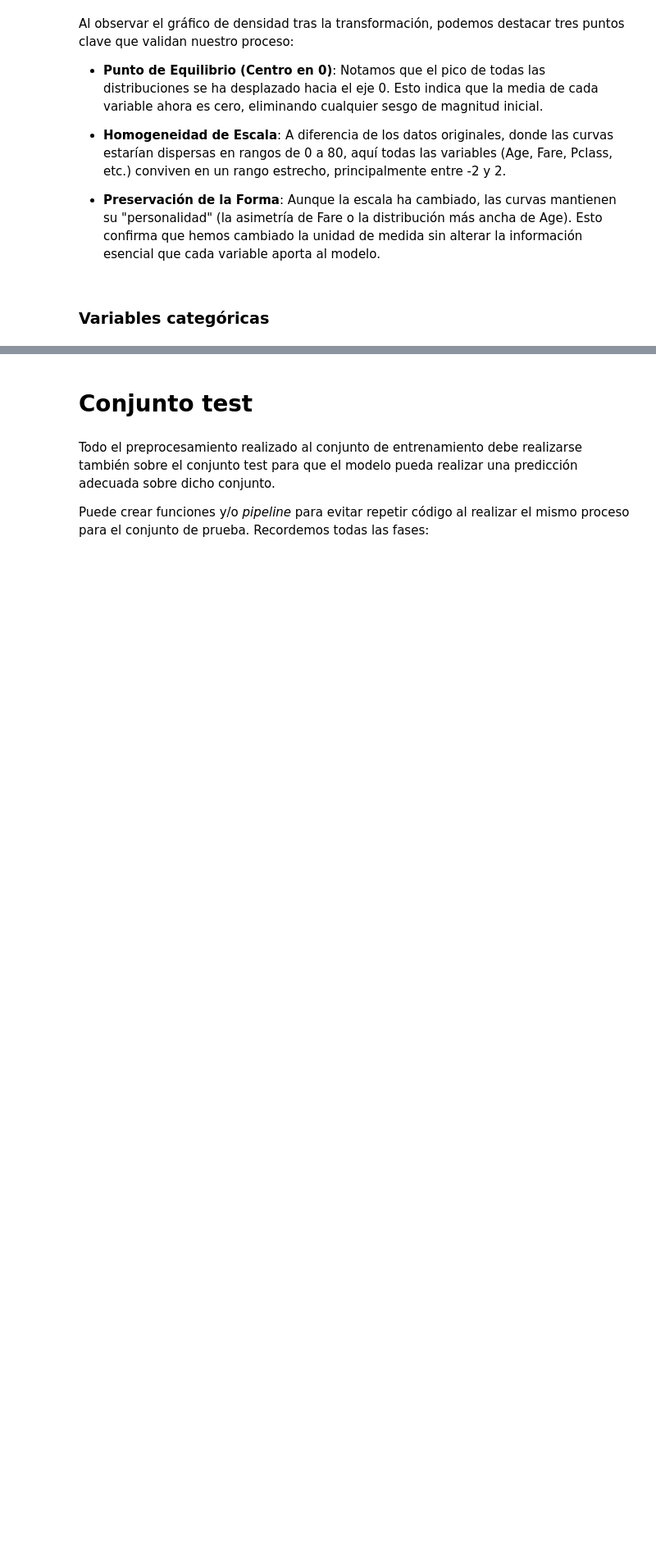
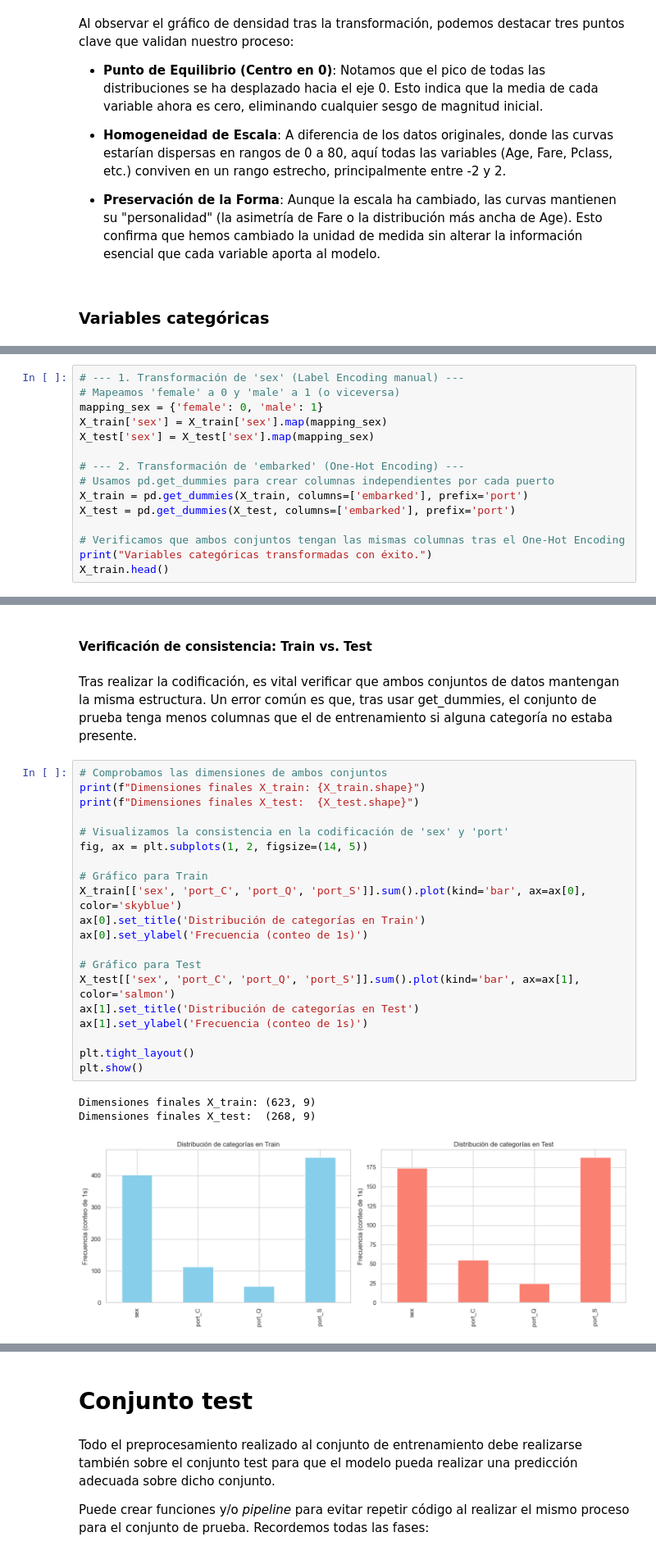
Before and after one commit to duvan1026/Titanic_Big_Data, a Jupyter notebook: ABD_CastroBautistaDuvanDario.ipynb, the cells around one changed output, grey strips where cells are left out. Shown at 82% size. Cells and saved outputs as stored; diff of their text form; blank space fills up the shorter version.

```diff
--- a/ABD_CastroBautistaDuvanDario.ipynb
+++ b/ABD_CastroBautistaDuvanDario.ipynb
@@ -1546,0 +1254,15 @@ sobreajuste.
+# %%
+# --- 1. Transformación de 'sex' (Label Encoding manual) ---
+# Mapeamos 'female' a 0 y 'male' a 1 (o viceversa)
+mapping_sex = {'female': 0, 'male': 1}
+X_train['sex'] = X_train['sex'].map(mapping_sex)
+X_test['sex'] = X_test['sex'].map(mapping_sex)
+
+# --- 2. Transformación de 'embarked' (One-Hot Encoding) ---
+# Usamos pd.get_dummies para crear columnas independientes por cada puerto
+X_train = pd.get_dummies(X_train, columns=['embarked'], prefix='port')
+X_test = pd.get_dummies(X_test, columns=['embarked'], prefix='port')
+
+# Verificamos que ambos conjuntos tengan las mismas columnas tras el One-Hot Encoding
+print("Variables categóricas transformadas con éxito.")
+X_train.head()
@@ -1546,0 +1286,28 @@ sobreajuste.
+# %% [markdown]
+#### Verificación de consistencia: Train vs. Test
+# %% [markdown]
+Tras realizar la codificación, es vital verificar que ambos conjuntos de datos mantengan la misma estructura. Un error común es que, tras usar get_dummies, el conjunto de prueba tenga menos columnas que el de entrenamiento si alguna categoría no estaba presente.
+# %%
+# Comprobamos las dimensiones de ambos conjuntos
+print(f"Dimensiones finales X_train: {X_train.shape}")
+print(f"Dimensiones finales X_test:  {X_test.shape}")
+
+# Visualizamos la consistencia en la codificación de 'sex' y 'port'
+fig, ax = plt.subplots(1, 2, figsize=(14, 5))
+
+# Gráfico para Train
+X_train[['sex', 'port_C', 'port_Q', 'port_S']].sum().plot(kind='bar', ax=ax[0], color='skyblue')
+ax[0].set_title('Distribución de categorías en Train')
+ax[0].set_ylabel('Frecuencia (conteo de 1s)')
+
+# Gráfico para Test
+X_test[['sex', 'port_C', 'port_Q', 'port_S']].sum().plot(kind='bar', ax=ax[1], color='salmon')
+ax[1].set_title('Distribución de categorías en Test')
+ax[1].set_ylabel('Frecuencia (conteo de 1s)')
+
+plt.tight_layout()
+plt.show()
+# %% [output]
+Dimensiones finales X_train: (623, 9)
+Dimensiones finales X_test:  (268, 9)
+[figure, added]
```
Also changed, not shown: parts of 45 cells of this notebook.
